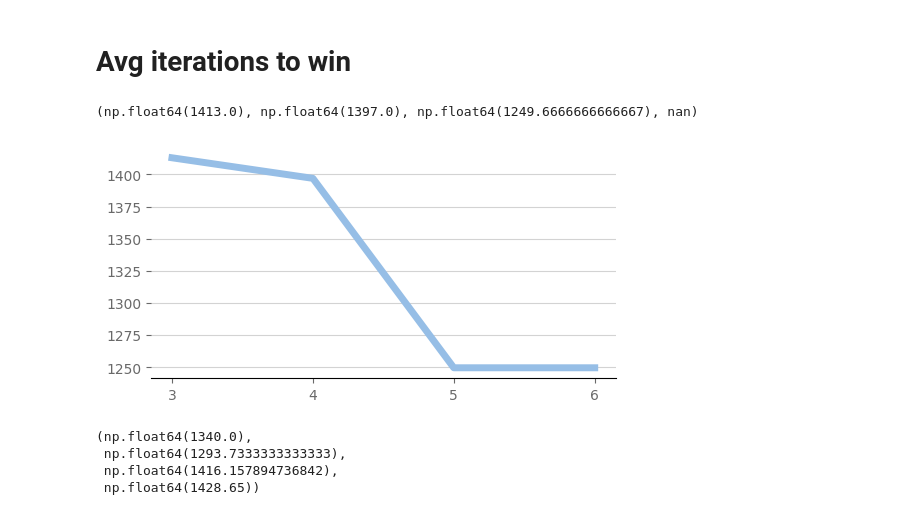
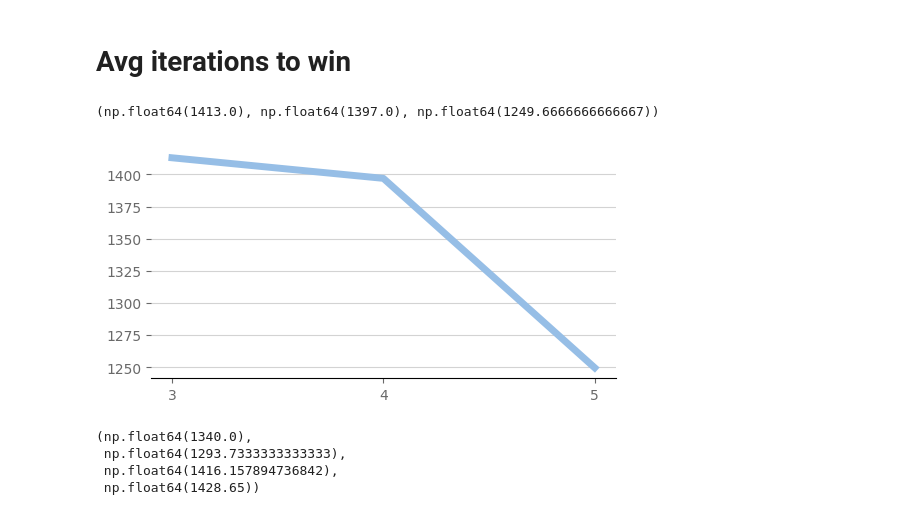
Before and after one commit to PSU-AI801-Group1-Fall-2024/2048-experiments, a Jupyter notebook: data-synthensis.ipynb, the cells around one changed output. Cells and saved outputs as stored; diff of their text form; code cells hidden in the pictures.

```diff
--- a/data-synthensis.ipynb
+++ b/data-synthensis.ipynb
@@ -490,22 +490,20 @@ line_plot(x, y)
     won(df_expectimax_3)['Iterations'].mean(),
     won(df_expectimax_4)['Iterations'].mean(),
     won(df_expectimax_5)['Iterations'].mean(),
-    won(df_expectimax_6)['Iterations'].mean()
 )
 # %% [output]
-(np.float64(1413.0), np.float64(1397.0), np.float64(1249.6666666666667), nan)
+(np.float64(1413.0), np.float64(1397.0), np.float64(1249.6666666666667))
 # %%
-x = [3, 4, 5, 6]
+x = [3, 4, 5]
 y = [
     won(df_expectimax_3)['Iterations'].mean(),
     won(df_expectimax_4)['Iterations'].mean(),
     won(df_expectimax_5)['Iterations'].mean(),
-    won(df_expectimax_5)['Iterations'].mean(),
 ]
 
 line_plot(x, y, color_psu_pugh_blue)
 # %% [output]
-[figure, old version]
+[figure, new version]
 # %%
 (
     won(df_mcts_48)['Iterations'].mean(),
```
Also changed, not shown: parts of 8 cells of this notebook.
